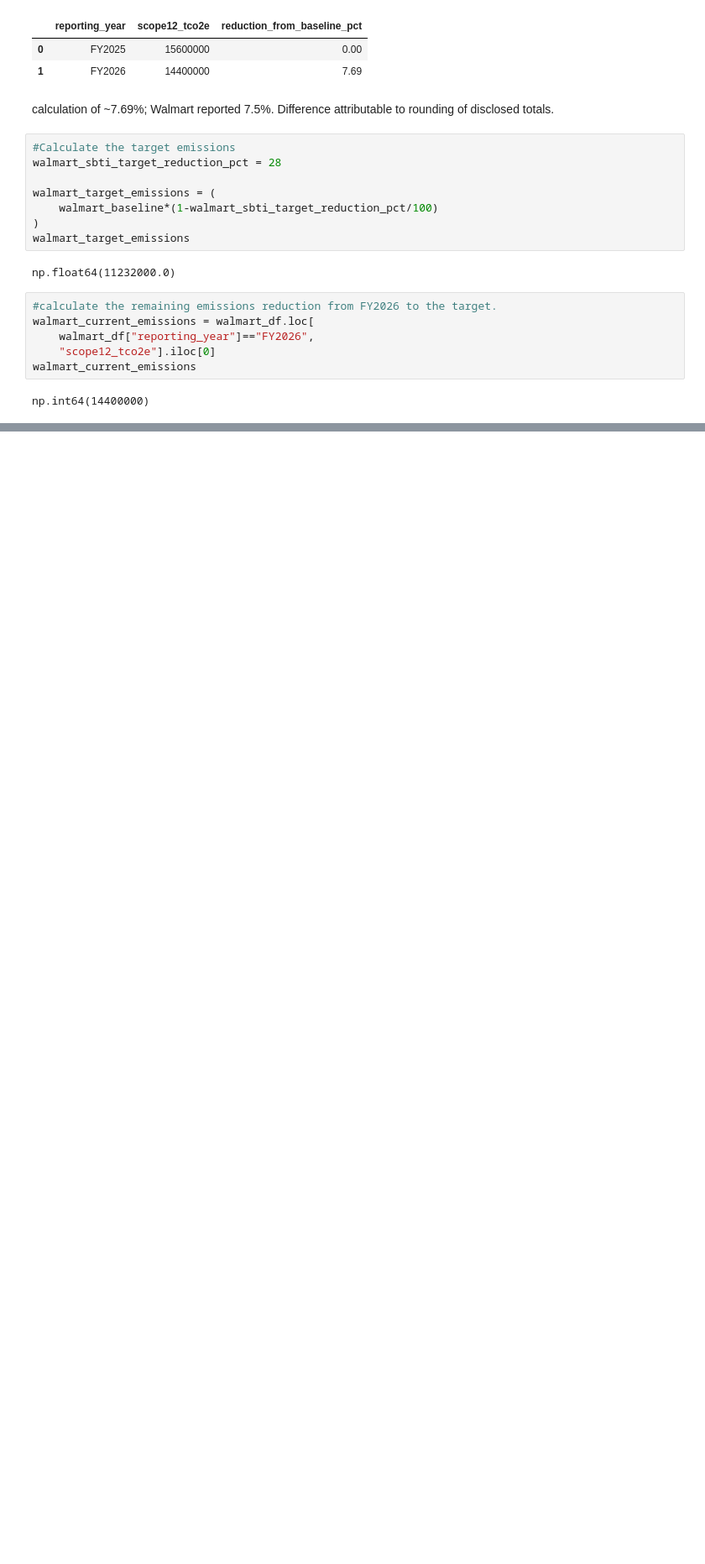
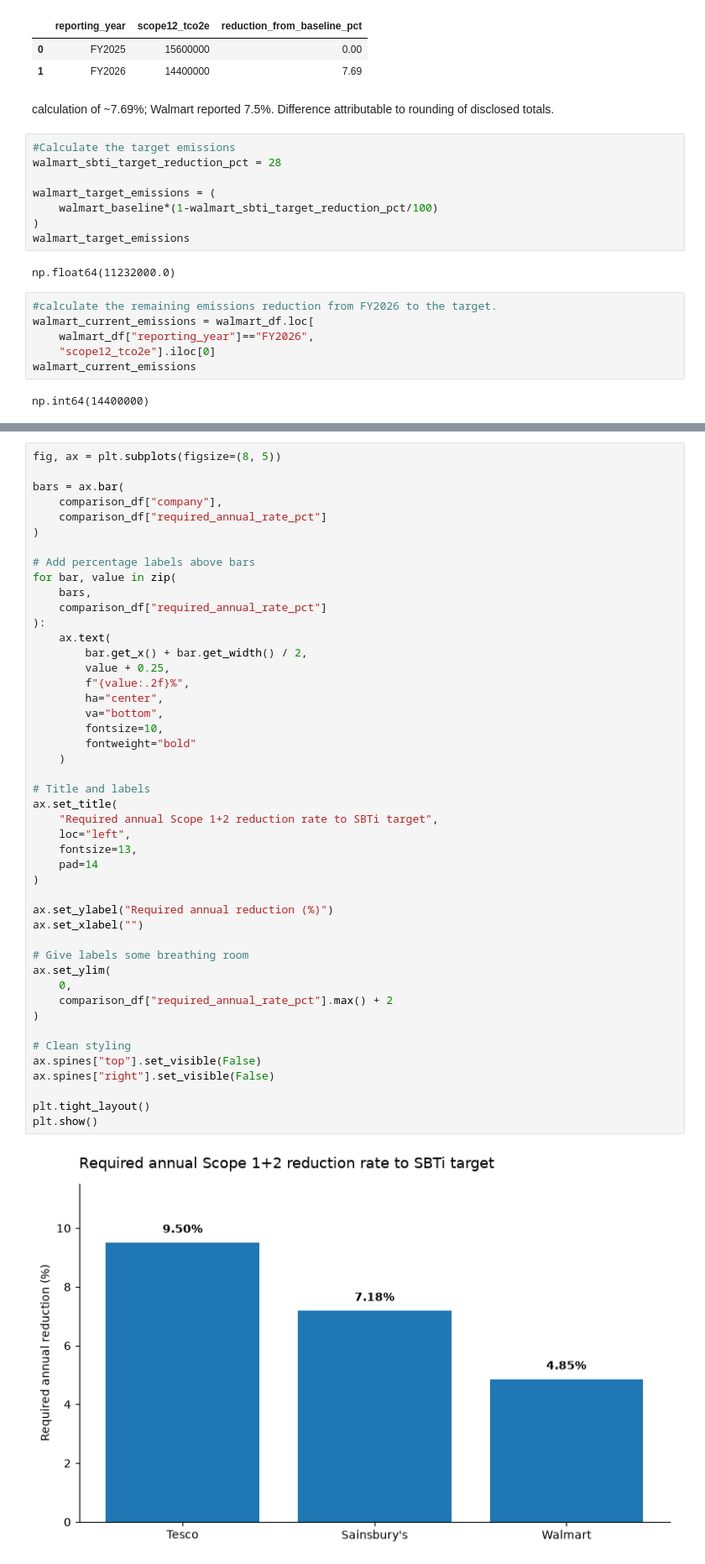
Before and after one commit to naema-bakar/retail-sustainability-benchmarking, a Jupyter notebook: notebooks/01_sbti_target_analysis.ipynb, the cells around one changed output, grey strips where cells are left out. Shown at 84% size. Drawn from its saved outputs; the diff is of its cells as text; blank space fills up the shorter version.

```diff
--- a/notebooks/01_sbti_target_analysis.ipynb
+++ b/notebooks/01_sbti_target_analysis.ipynb
@@ -864,0 +1341,48 @@ np.int64(14400000)
+# %%
+fig, ax = plt.subplots(figsize=(8, 5))
+
+bars = ax.bar(
+    comparison_df["company"],
+    comparison_df["required_annual_rate_pct"]
+)
+
+# Add percentage labels above bars
+for bar, value in zip(
+    bars,
+    comparison_df["required_annual_rate_pct"]
+):
+    ax.text(
+        bar.get_x() + bar.get_width() / 2,
+        value + 0.25,
+        f"{value:.2f}%",
+        ha="center",
+        va="bottom",
+        fontsize=10,
+        fontweight="bold"
+    )
+
+# Title and labels
+ax.set_title(
+    "Required annual Scope 1+2 reduction rate to SBTi target",
+    loc="left",
+    fontsize=13,
+    pad=14
+)
+
+ax.set_ylabel("Required annual reduction (%)")
+ax.set_xlabel("")
+
+# Give labels some breathing room
+ax.set_ylim(
+    0,
+    comparison_df["required_annual_rate_pct"].max() + 2
+)
+
+# Clean styling
+ax.spines["top"].set_visible(False)
+ax.spines["right"].set_visible(False)
+
+plt.tight_layout()
+plt.show()
+# %% [output]
+[figure, added]
```
Also changed, not shown: parts of 20 cells of this notebook.
